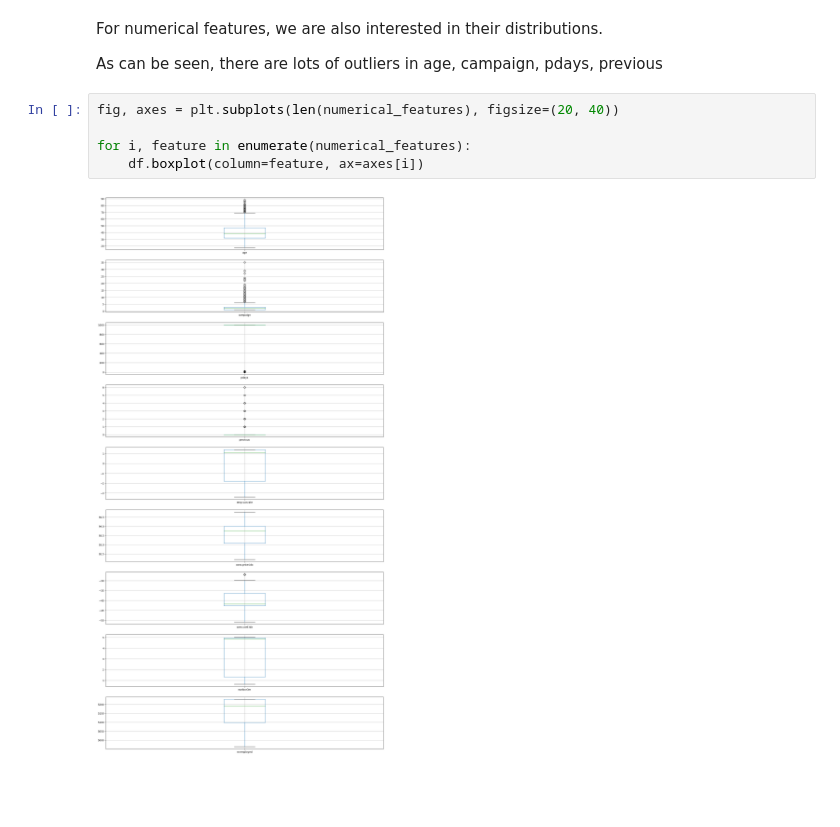
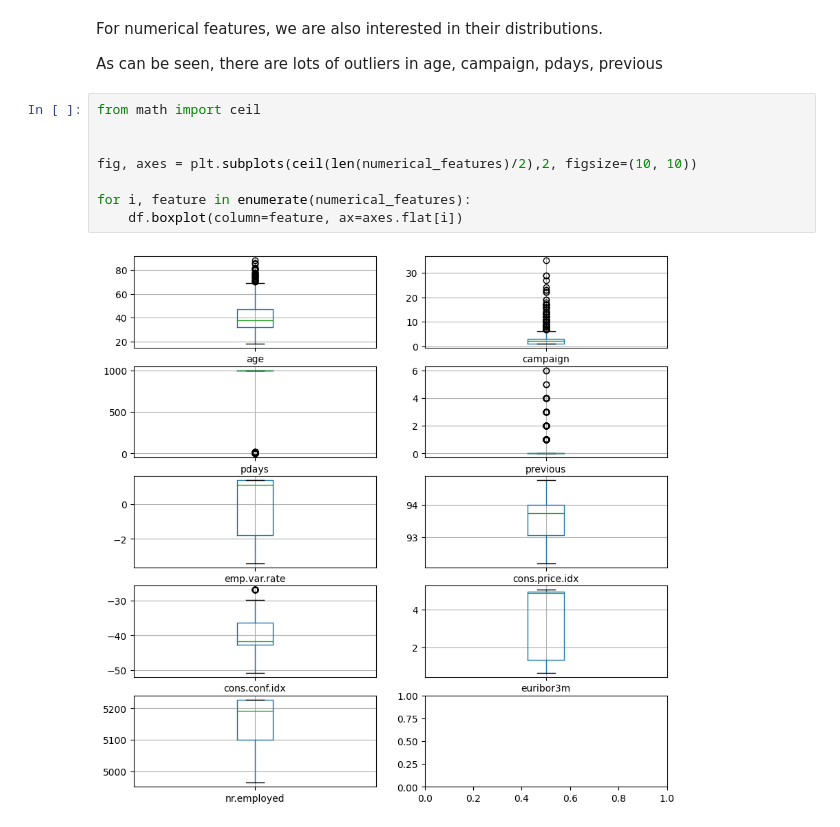
Before and after one commit to longtv2222/bank-investment-prediction, a Jupyter notebook: eda.ipynb, the cells around one changed output. Drawn from its saved outputs; the diff is of its cells as text; blank space fills up the shorter version.

Commit message:
Fix boxplot chart size

```diff
--- a/eda.ipynb
+++ b/eda.ipynb
@@ -131,9 +131,12 @@ For numerical features, we are also interested in their distributions.
 
 As can be seen, there are lots of outliers in age, campaign, pdays, previous
 # %%
-fig, axes = plt.subplots(len(numerical_features), figsize=(20, 40))
+from math import ceil
+
+
+fig, axes = plt.subplots(ceil(len(numerical_features)/2),2, figsize=(10, 10))
 
 for i, feature in enumerate(numerical_features):
-    df.boxplot(column=feature, ax=axes[i])
+    df.boxplot(column=feature, ax=axes.flat[i])
 # %% [output]
-[figure, old version]
+[figure, new version]
```
